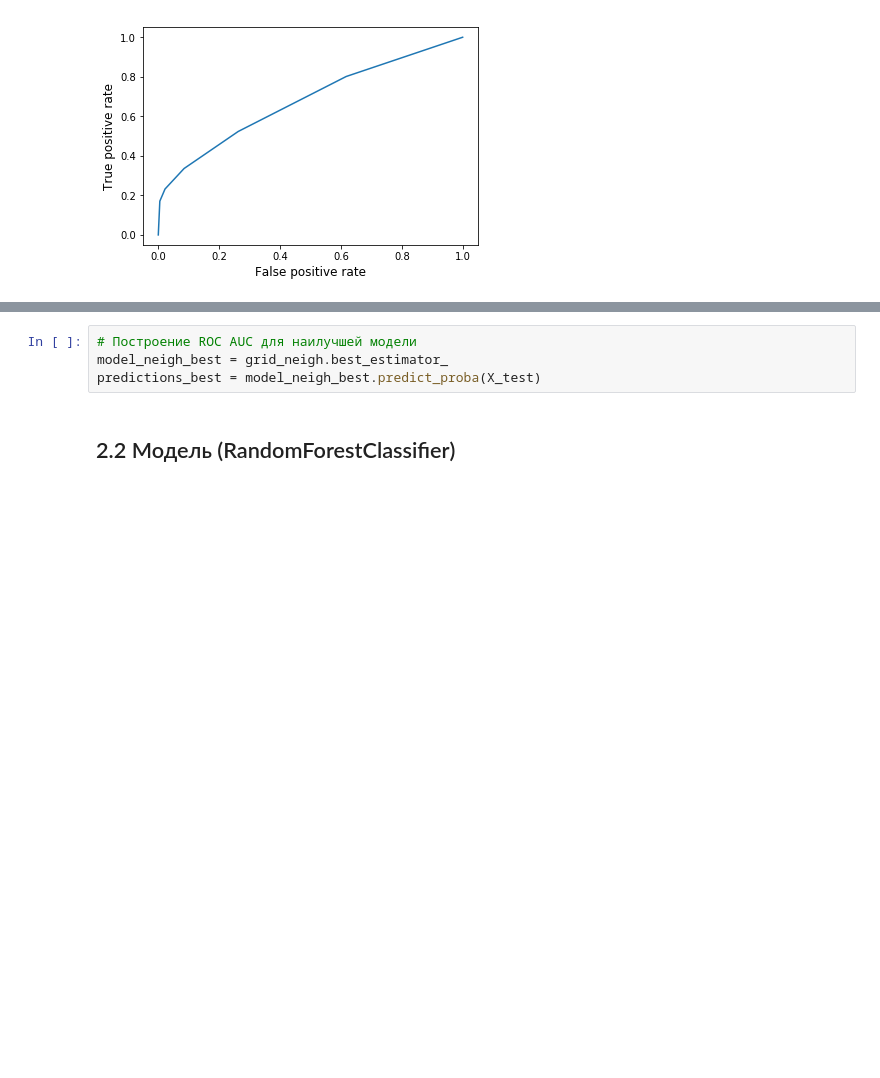
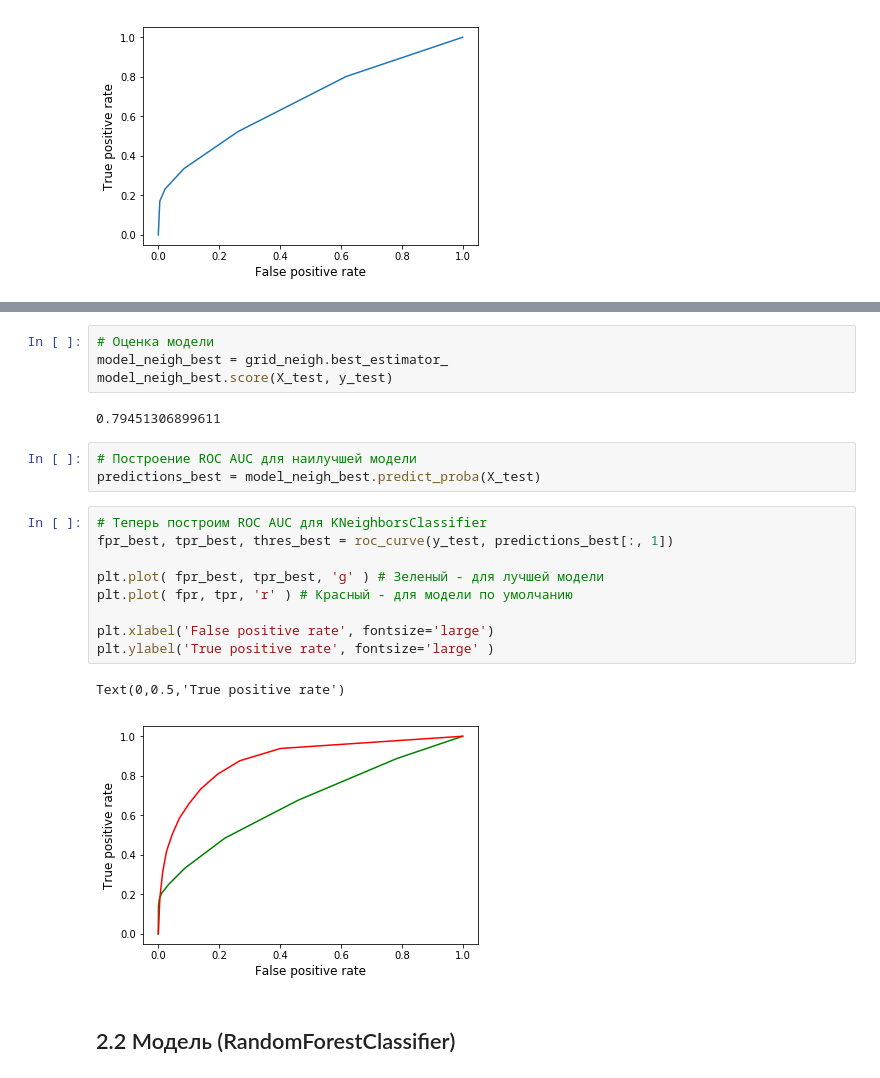
Before and after one commit to kianya/ml-basic-algorithms, a Jupyter notebook: 6. ADULT - regularization/adult_models_analysis.ipynb, the cells around one changed output, grey strips where cells are left out. Saved outputs shown, nothing was run; the diff lists cells and outputs as text; blank space fills up the shorter version.

```diff
--- a/6. ADULT - regularization/adult_models_analysis.ipynb
+++ b/6. ADULT - regularization/adult_models_analysis.ipynb
@@ -140,7 +153,24 @@ plt.ylabel('Cross-Validated Accuracy')
+# %%
+# Оценка модели
+model_neigh_best = grid_neigh.best_estimator_
+model_neigh_best.score(X_test, y_test)
+# %% [output]
+0.79451306899611
 # %%
 # Построение ROC AUC для наилучшей модели
-model_neigh_best = grid_neigh.best_estimator_
 predictions_best = model_neigh_best.predict_proba(X_test)
+# %%
+# Теперь построим ROC AUC для KNeighborsClassifier
+fpr_best, tpr_best, thres_best = roc_curve(y_test, predictions_best[:, 1])
+
+plt.plot( fpr_best, tpr_best, 'g' ) # Зеленый - для лучшей модели
+plt.plot( fpr, tpr, 'r' ) # Красный - для модели по умолчанию
+
+plt.xlabel('False positive rate', fontsize='large')
+plt.ylabel('True positive rate', fontsize='large' )
+# %% [output]
+Text(0,0.5,'True positive rate')
+[figure, added]
 # %% [markdown]
 ## 2.2 Модель (RandomForestClassifier)
 # %%
```
Also changed, not shown: parts of 8 cells of this notebook.
